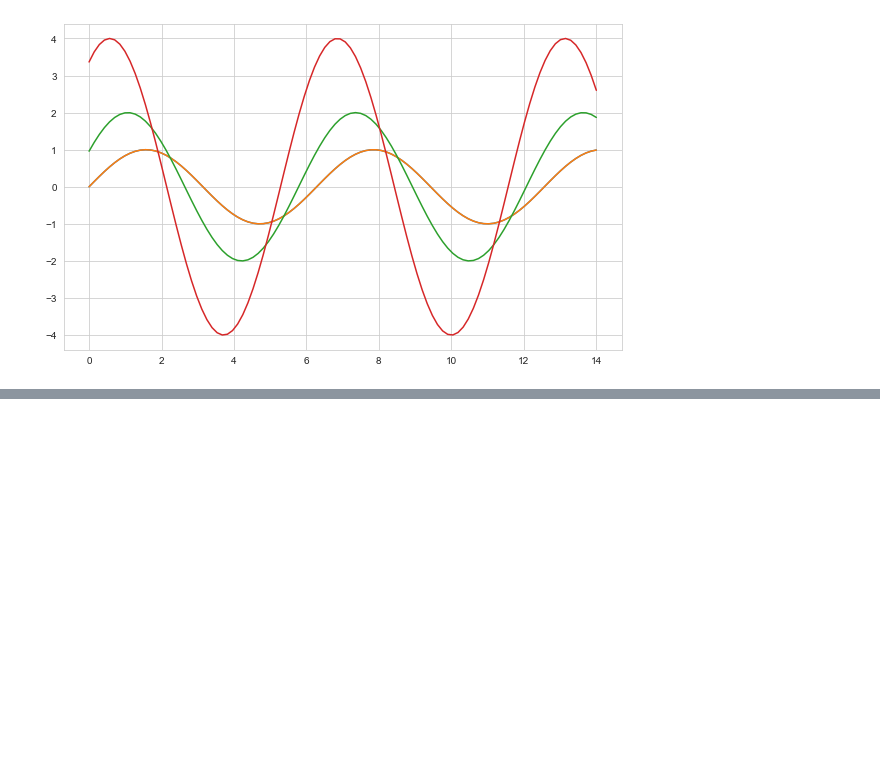
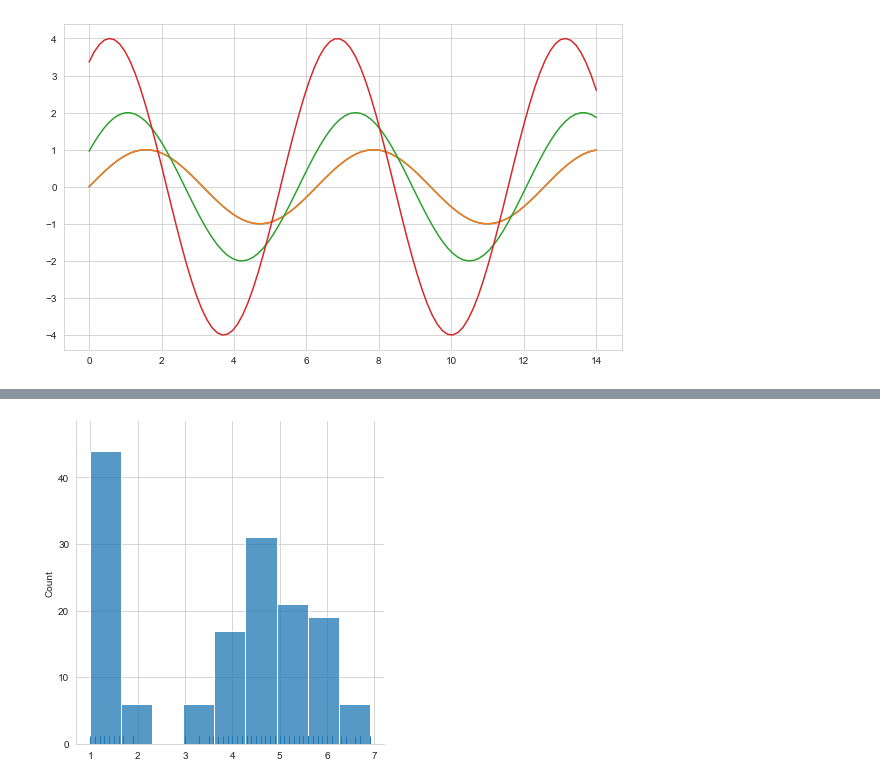
Before and after one commit to WujinK/3.17-, a Jupyter notebook: seaborn연습.ipynb, the cells around one changed output, grey strips where cells are left out. Drawn from its saved outputs; the diff is of its cells as text; code cells hidden in the pictures; blank space fills up the shorter version.

```diff
--- a/seaborn연습.ipynb
+++ b/seaborn연습.ipynb
@@ -52,0 +42,8 @@ tips
+# %%
+sns.set_style("whitegrid")
+iris = sns.load_dataset("iris")
+x = iris.petal_length.values
+sns.displot(x, rug=True)
+plt.show()
+# %% [output]
+[figure, added]
```
Also changed, not shown: parts of 3 cells of this notebook.
